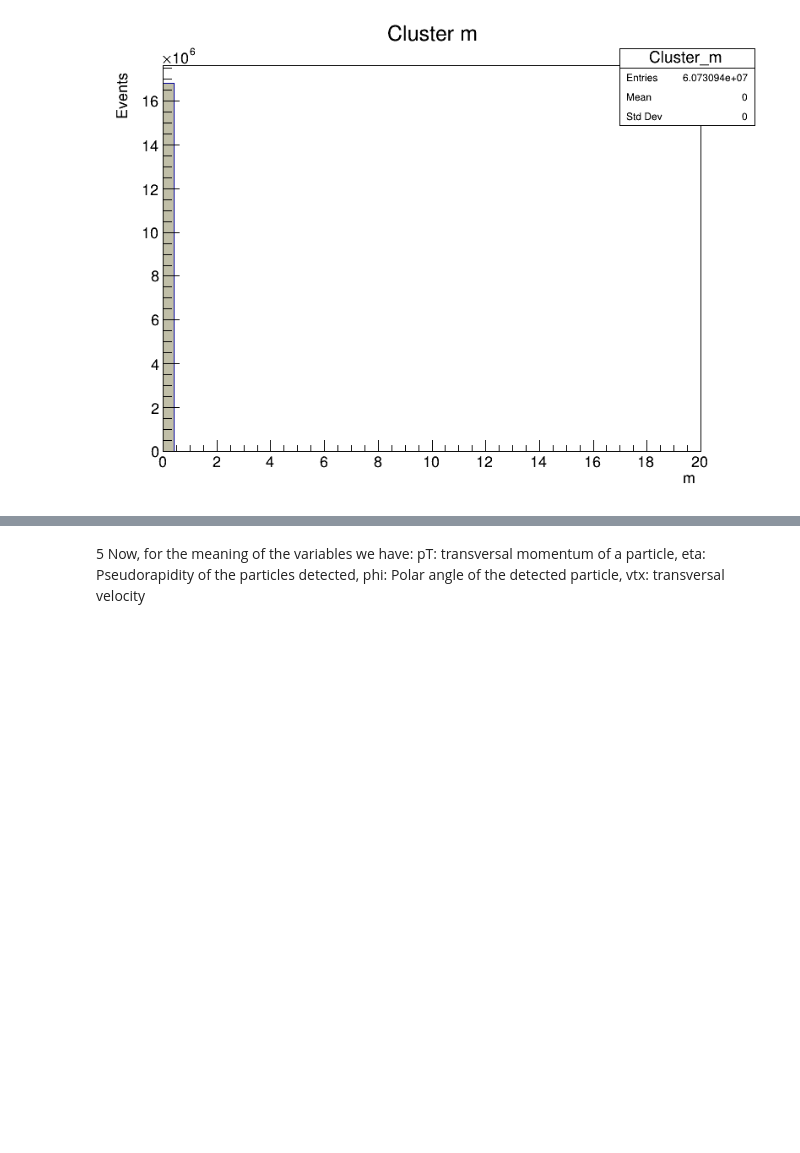
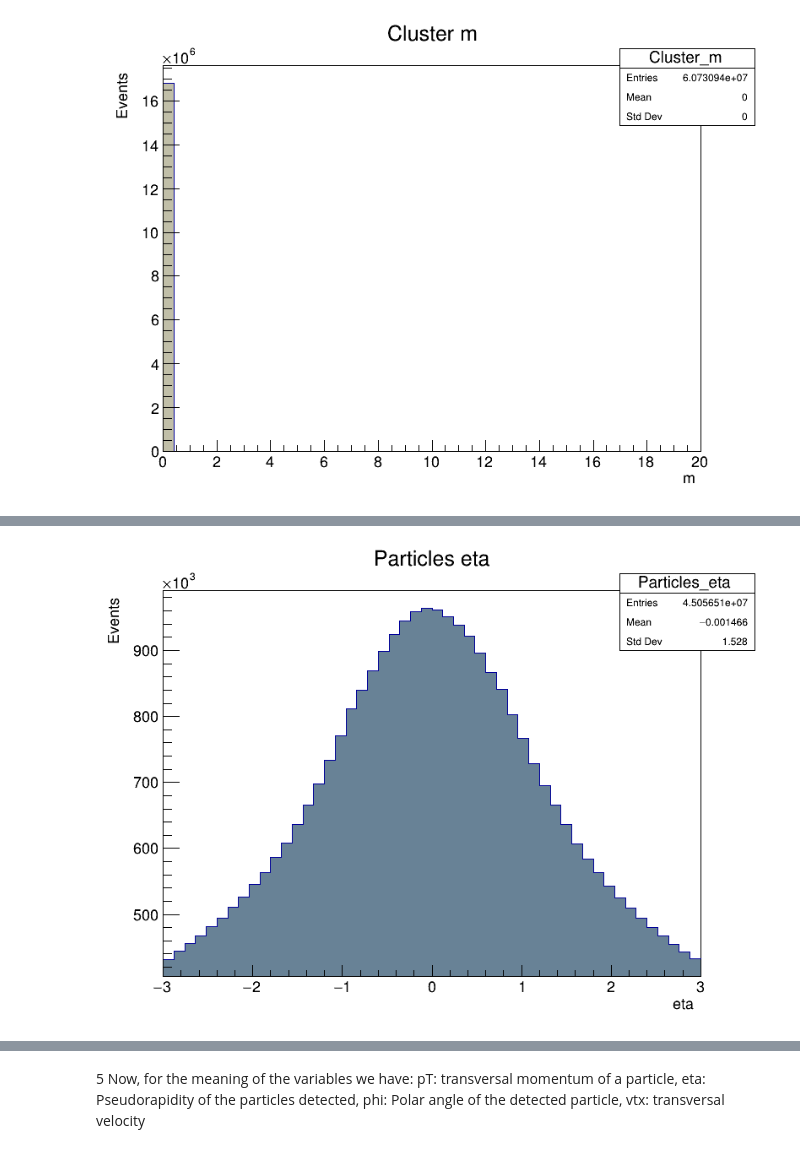
Before and after one commit to nigomezcr/Temas-Avanzados-en-F-sica-de-Part-culas, a Jupyter notebook: Trakcs and Clusters/Tracks_Clusters_cpp.ipynb, the cells around one changed output, grey strips where cells are left out. Saved outputs shown, nothing was run; the diff lists cells and outputs as text; code cells hidden in the pictures; blank space fills up the shorter version.

```diff
--- a/Trakcs and Clusters/Tracks_Clusters_cpp.ipynb
+++ b/Trakcs and Clusters/Tracks_Clusters_cpp.ipynb
@@ -420,0 +477,6 @@ canvas->Draw();
+# %%
+hist_particles_eta->SetFillColor(36);
+hist_particles_eta->Draw();
+canvas->Draw();
+# %% [output]
+[figure, added]
```
Also changed, not shown: parts of 7 cells of this notebook.
